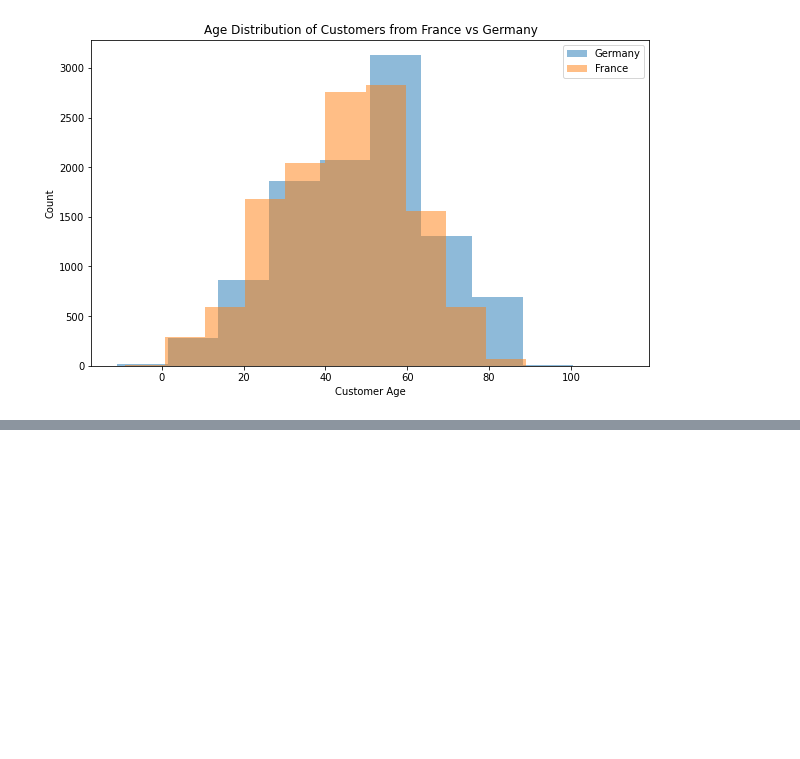
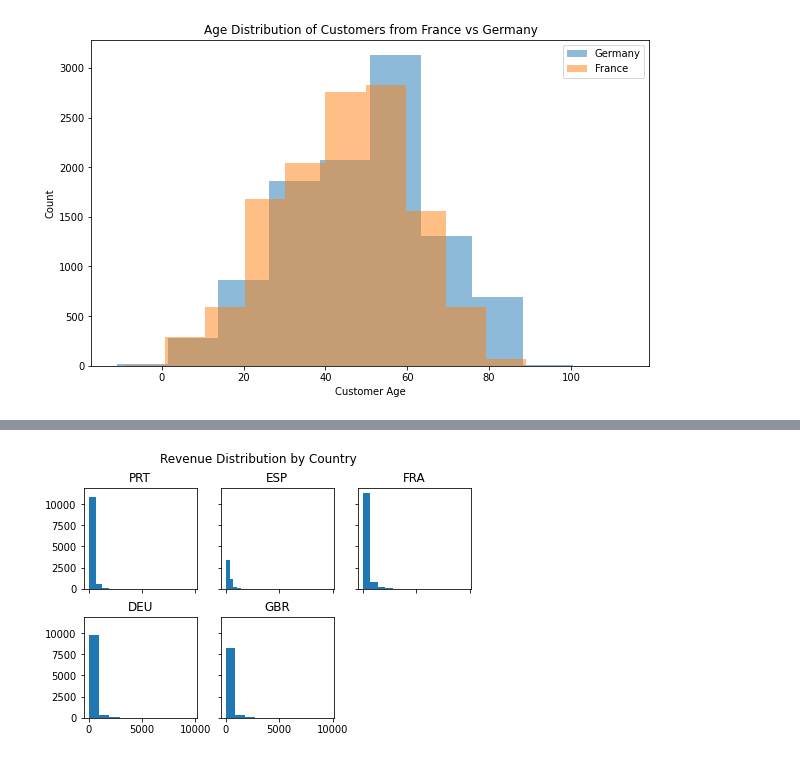
Before and after one commit to naruhikohama/dataviz-python, a Jupyter notebook: assignments.ipynb, the cells around one changed output, grey strips where cells are left out. Drawn from its saved outputs; the diff is of its cells as text; code cells hidden in the pictures; blank space fills up the shorter version.

Commit message:
Subplots assignment

```diff
--- a/assignments.ipynb
+++ b/assignments.ipynb
@@ -368,0 +387,33 @@ plt.show()
+# %%
+fig, ax = plt.subplots(2, 3, constrained_layout = True, sharex = 'all', sharey = 'all')
+
+fig.suptitle('Revenue Distribution by Country')
+
+ax[0][0].hist(
+    hotels.query('Nationality == "PRT" and RoomNights < 15').loc[:, 'LodgingRevenue']
+)
+ax[0][0].set_title('PRT')
+
+ax[0][1].hist(
+    hotels.query('Nationality == "ESP" and RoomNights < 15').loc[:, 'LodgingRevenue']
+)
+ax[0][1].set_title('ESP')
+
+ax[0][2].hist(
+    hotels.query('Nationality == "FRA" and RoomNights < 15').loc[:, 'LodgingRevenue']
+)
+ax[0][2].set_title('FRA')
+
+ax[1][0].hist(
+    hotels.query('Nationality == "DEU" and RoomNights < 15').loc[:, 'LodgingRevenue']
+)
+ax[1][0].set_title('DEU')
+
+ax[1][1].hist(
+    hotels.query('Nationality == "GBR" and RoomNights < 15').loc[:, 'LodgingRevenue']
+)
+ax[1][1].set_title('GBR')
+
+ax[1, 2].set_axis_off()
+# %% [output]
+[figure, added]
```
Also changed, not shown: parts of 3 cells of this notebook.
